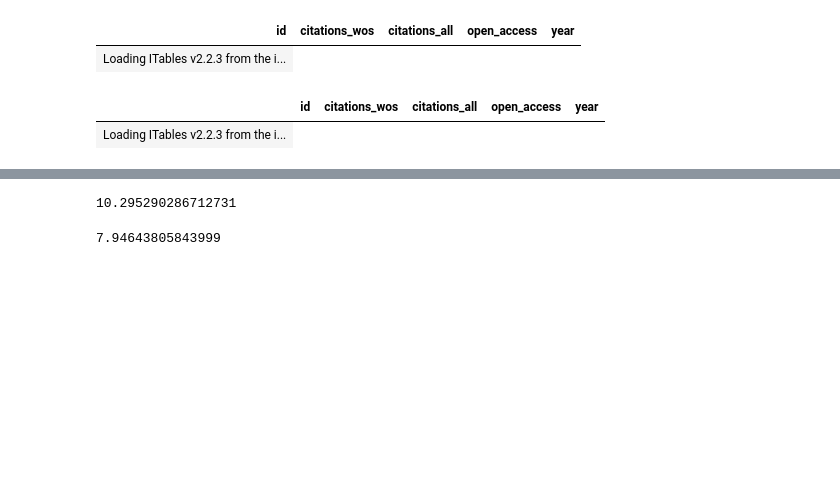
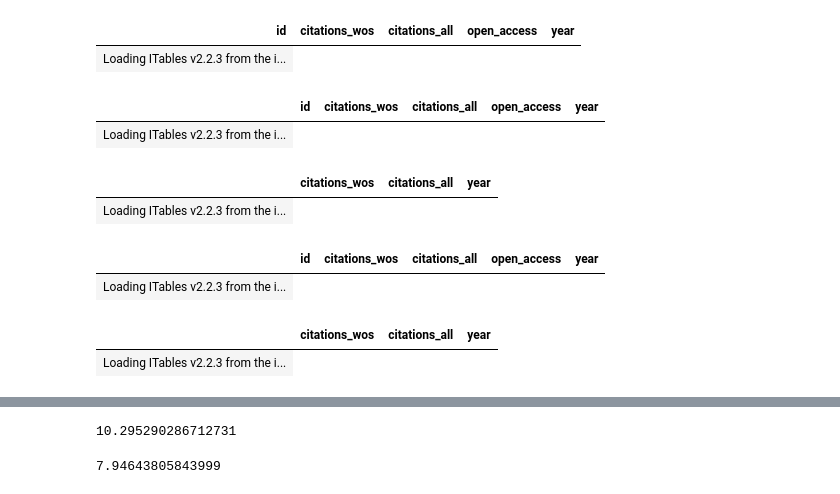
Before and after one commit to hanna-dodd/oaca-data, a Jupyter notebook: clean.ipynb, the cells around one changed output, grey strips where cells are left out. Saved outputs shown, nothing was run; the diff lists cells and outputs as text; code cells hidden in the pictures; blank space fills up the shorter version.

```diff
--- a/clean.ipynb
+++ b/clean.ipynb
@@ -33,3 +31,19 @@ closed_access
 # %% [output]
 |  | id | citations_wos | citations_all | open_access | year |
 | Loading ITables v2.2.3 from the i... |
+# %%
+open_access.describe()
+# %% [output]
+|  | citations_wos | citations_all | year |
+| Loading ITables v2.2.3 from the i... |
+# %%
+closed_access = df.loc[df["open_access"].isna()]
+closed_access
+# %% [output]
+|  | id | citations_wos | citations_all | open_access | year |
+| Loading ITables v2.2.3 from the i... |
+# %%
+closed_access.describe()
+# %% [output]
+|  | citations_wos | citations_all | year |
+| Loading ITables v2.2.3 from the i... |
```
Also changed, not shown: parts of 4 cells of this notebook.
